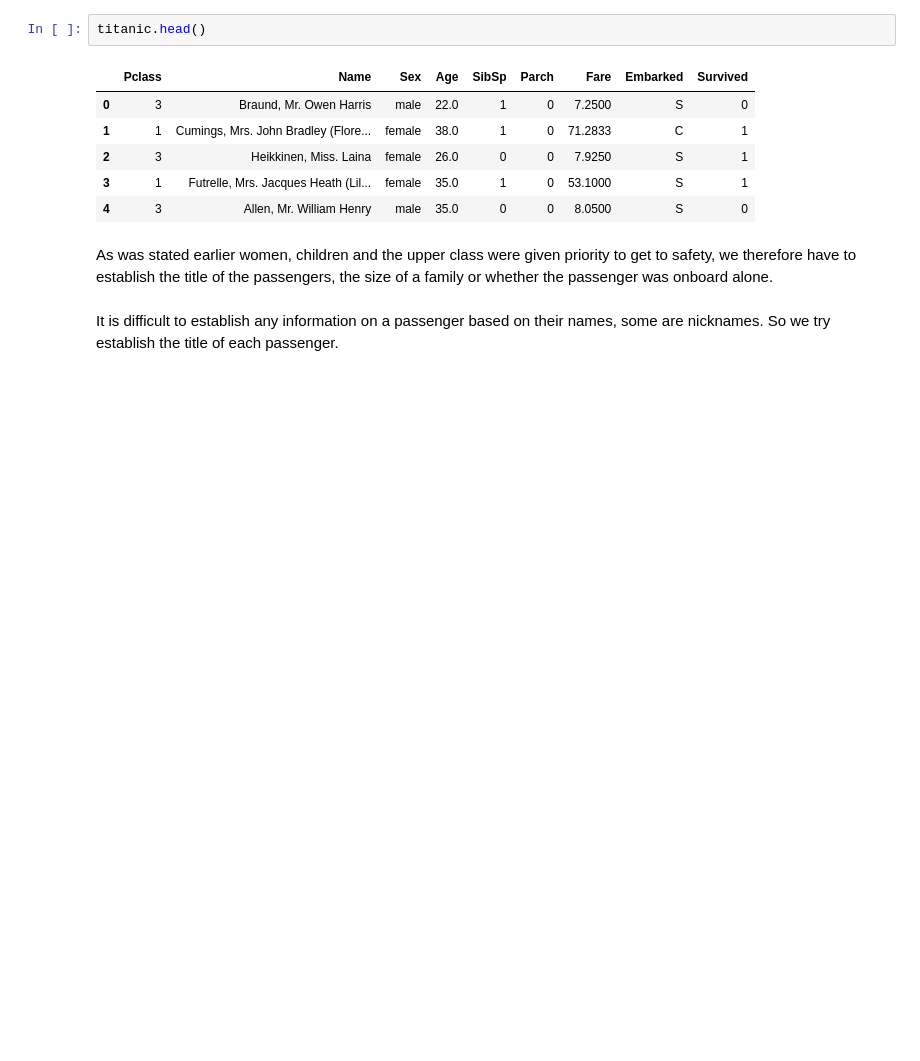
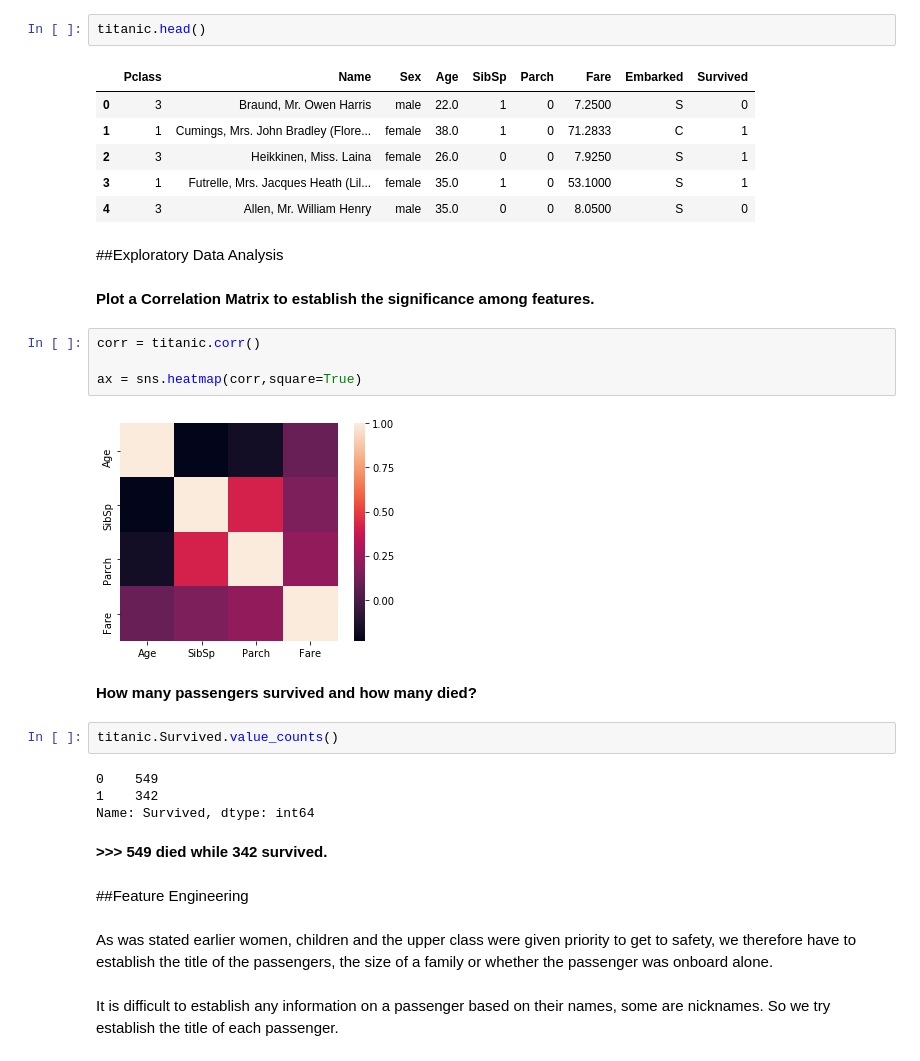
Before and after one commit to Kinbloom/Titanic-Survival-Analysis, a Jupyter notebook: Titanic_Dataset_(Week_9_IP).ipynb, the cells around one changed output. Drawn from its saved outputs; the diff is of its cells as text; blank space fills up the shorter version.

```diff
--- a/Titanic_Dataset_(Week_9_IP).ipynb
+++ b/Titanic_Dataset_(Week_9_IP).ipynb
@@ -312,6 +312,28 @@ titanic.head()
 | 2 | 3 | Heikkinen, Miss. Laina | female | 26.0 | 0 | 0 | 7.9250 | S | 1 |
 | 3 | 1 | Futrelle, Mrs. Jacques Heath (Lil... | female | 35.0 | 1 | 0 | 53.1000 | S | 1 |
 | 4 | 3 | Allen, Mr. William Henry | male | 35.0 | 0 | 0 | 8.0500 | S | 0 |
+# %% [markdown]
+##Exploratory Data Analysis
+# %% [markdown]
+**Plot a Correlation Matrix to establish the significance among features.**
+# %%
+corr = titanic.corr()
+
+ax = sns.heatmap(corr,square=True)
+# %% [output]
+[figure, added]
+# %% [markdown]
+**How many passengers survived and how many died?**
+# %%
+titanic.Survived.value_counts()
+# %% [output]
+0    549
+1    342
+Name: Survived, dtype: int64
+# %% [markdown]
+**>>> 549 died while 342 survived.**
+# %% [markdown]
+##Feature Engineering
 # %% [markdown]
 As was stated earlier women, children and the upper class were given priority to get to safety, we therefore have to establish the title of the passengers, the size of a family or whether the passenger was onboard alone.
 # %% [markdown]
```
Also changed, not shown: parts of 3 cells of this notebook.
